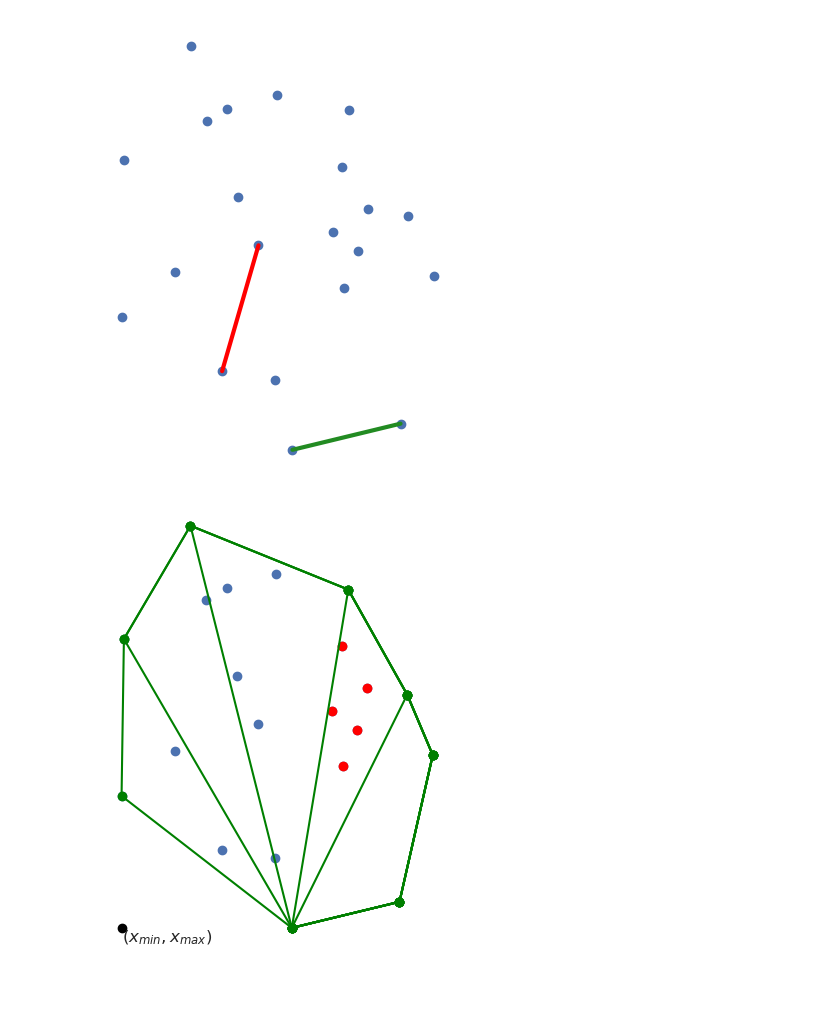
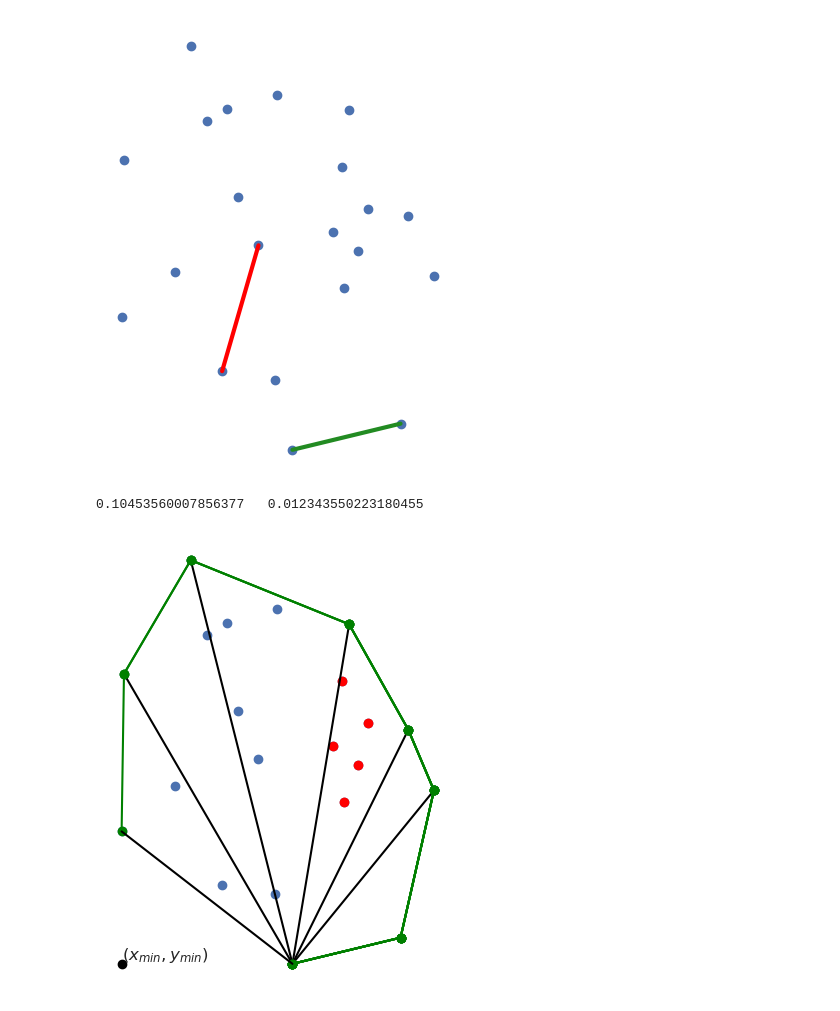
Before and after one commit to mtsodf/algoritmos, a Jupyter notebook: semana03/plots.ipynb, the cells around one changed output. Cells and saved outputs as stored; diff of their text form; code cells hidden in the pictures.

```diff
--- a/semana03/plots.ipynb
+++ b/semana03/plots.ipynb
@@ -162,50 +164,51 @@ random_points = np.loadtxt("./tex/tables/random_points.csv", delimiter=",")
 fig, ax = plt.subplots(1, 1)
 ax.scatter(random_points[:, 0], random_points[:, 1])
 xm, ym = np.min(random_points, axis=0)
-ax.scatter([xm], [ym], color="white")
+# ax.scatter([xm], [ym], color="white")
 
 # Equal aspect ratio
 ax.set_aspect("equal")
 
 ## Remove grid and axis
 ax.grid(False)
 ax.axis("off")
 
 plt.savefig("tex/figures/algs/jarvis_0.png")
 tikzplotlib.save("tex/figures/algs/jarvis_0.tex")
 
 xm, ym = np.min(random_points, axis=0)
-ax.scatter([xm], [ym], color="black")
-ax.text(xm, ym, "$(x_{min}, x_{max})$", fontsize=12, verticalalignment="top")
+# ax.scatter([xm], [ym], color="black")
+ax.plot([xm], [ym], color="black", marker="o")
+ax.text(xm, ym, "$(x_{min}, y_{min})$", fontsize=12, verticalalignment="bottom")
+
+print(xm, " ", ym)
 
 
 plt.savefig("tex/figures/algs/jarvis_1.png")
 tikzplotlib.save("tex/figures/algs/jarvis_1.tex")
 
 tops = [8, 14, 9, 10, 13, 4, 1, 11, 8]
 
-ax.scatter(random_points[tops[:1], 0], random_points[tops[:1], 1], color="green")
-plt.savefig("tex/figures/algs/jarvis_2.png")
+for i in range(1, len(tops)):
 
-tikzplotlib.save("tex/figures/algs/jarvis_2.tex")
+    # ax.scatter(random_points[tops[:i], 0], random_points[tops[:i], 1], color="green")
+    ax.plot(random_points[tops[:i], 0], random_points[tops[:i], 1], color="green", marker="o")
+    ps = random_points[[tops[0], tops[i-1]], :]
 
-for i in range(1, len(tops)):
-    ax.scatter(random_points[tops[:i], 0], random_points[tops[:i], 1], color="green")
-    ax.plot(random_points[tops[:i], 0], random_points[tops[:i], 1], color="green")
-    ps = random_points[[tops[0], tops[i-1]], :]
-    if i > 3:
-        ax.plot(ps[:, 0], ps[:, 1], color="green")
+    if i > 2:
+        ax.plot(ps[:, 0], ps[:, 1], color="black")
 
 
     if i == 5:
         ps = [2, 5, 7, 12, 20]
         ps = random_points[ps, :]
         ax.scatter(ps[:, 0], ps[:, 1], color="red")
-    plt.savefig(f"tex/figures/algs/jarvis_{i+2}.png")
-    tikzplotlib.save(f"tex/figures/algs/jarvis_{i+2}.tex")
+    plt.savefig(f"tex/figures/algs/jarvis_{i+1}.png")
+    tikzplotlib.save(f"tex/figures/algs/jarvis_{i+1}.tex")
 
 plt.tight_layout()
 plt.show()
 plt.close()
 # %% [output]
+0.10453560007856377   0.012343550223180455
-[figure, old version]
+[figure, new version]
```
Also changed, not shown: parts of 2 cells of this notebook, 11 other files.
